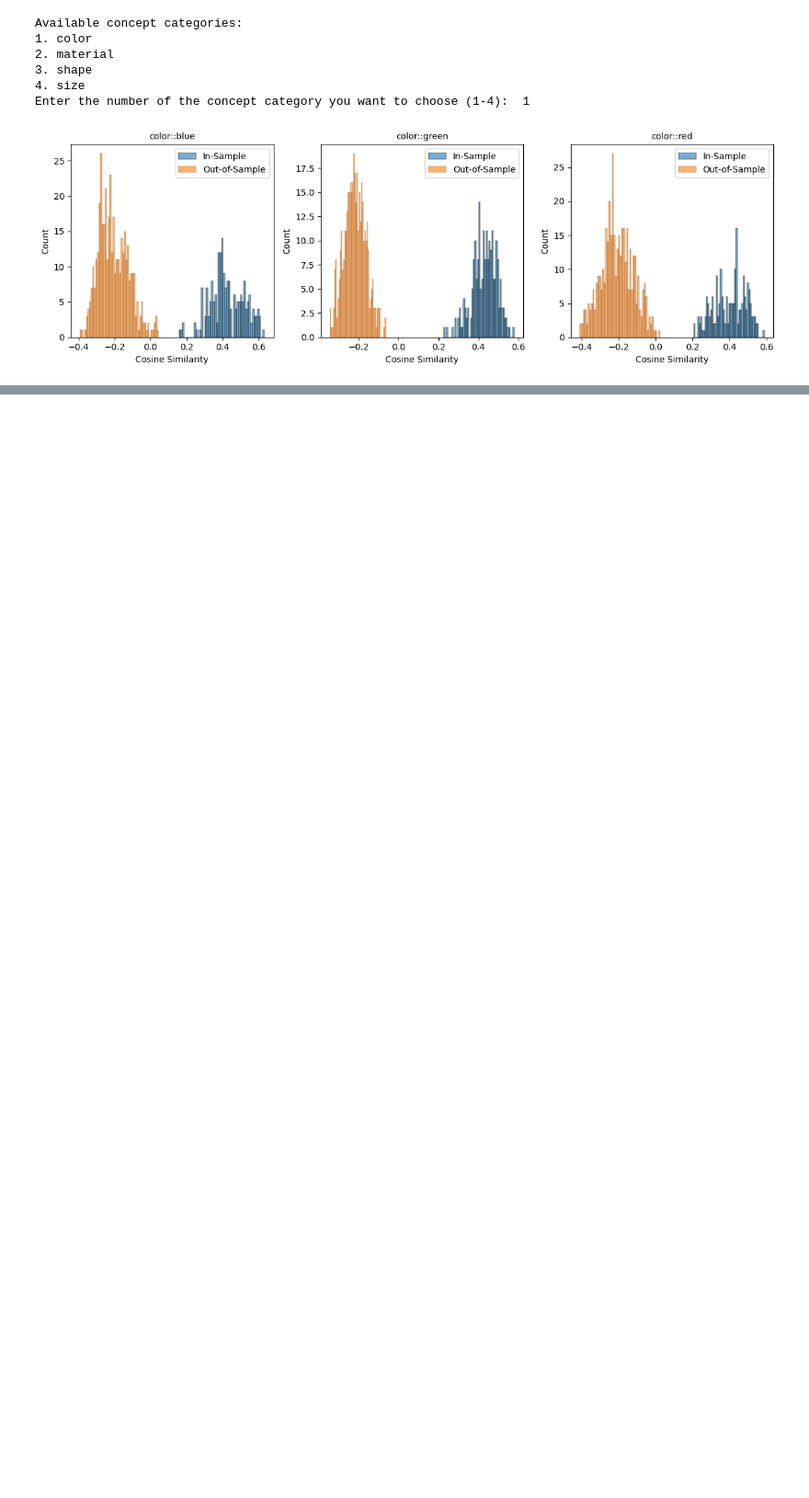
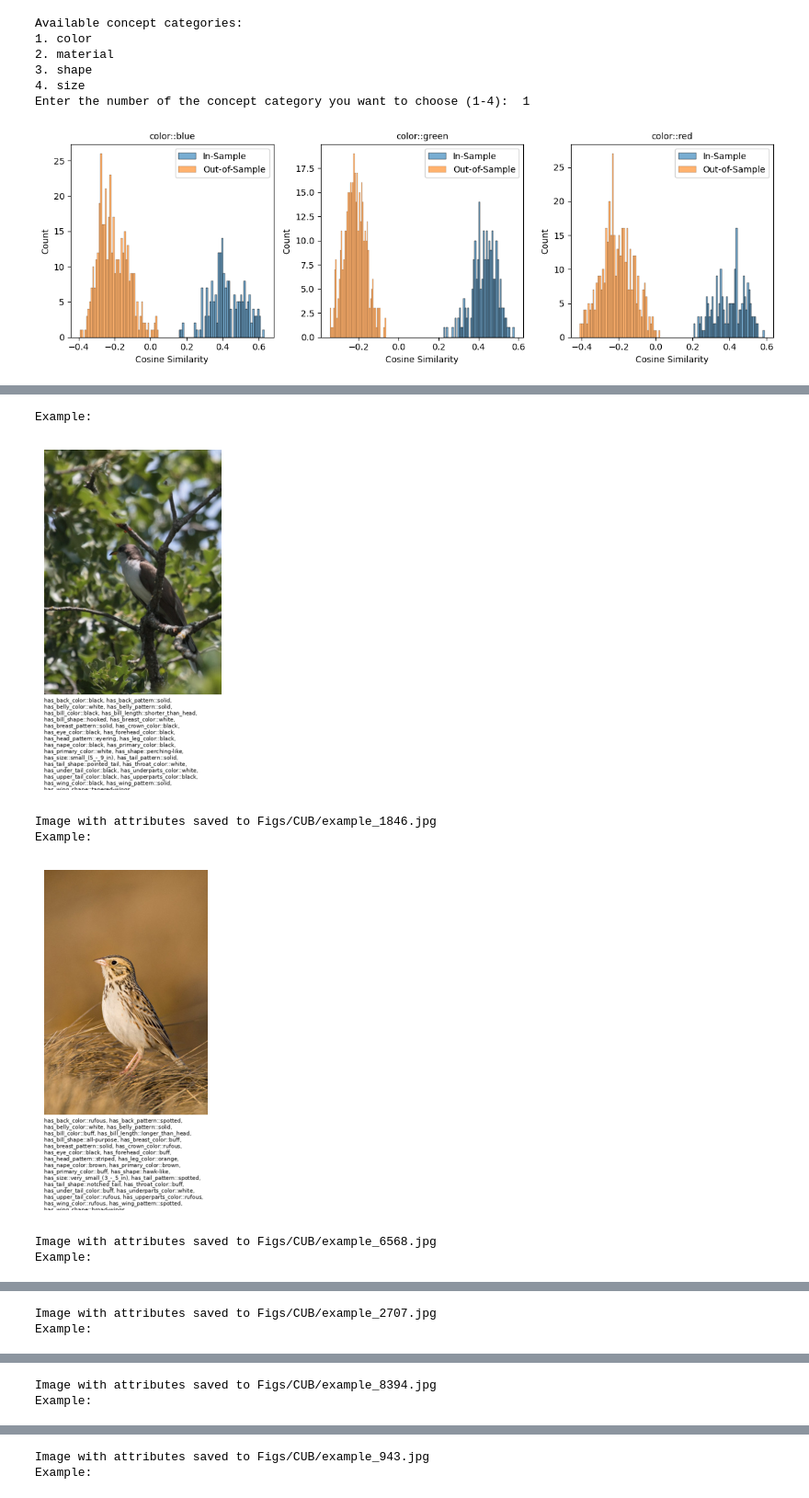
Before and after one commit to cassandra-goldberg/Calibrated_Concepts, a Jupyter notebook: Experiments/Compute-Concepts.ipynb, the cells around one changed output, grey strips where cells are left out. Shown at 92% size. Cells and saved outputs as stored; diff of their text form; code cells hidden in the pictures; blank space fills up the shorter version.

```diff
--- a/Experiments/Compute-Concepts.ipynb
+++ b/Experiments/Compute-Concepts.ipynb
@@ -488,0 +491,8 @@ Enter the number of the concept category you want to choose (1-4):  1
+# %%
+dataset_name = 'CUB'
+metadata = pd.read_csv(f'Data/{dataset_name}/metadata.csv')
+print(f"Number of data samples: {len(metadata)}")
+concept_cols = [col for col in metadata.columns if col not in ['image_path', 'class', 'split']]
+print(f"Number of distinct concepts: {len(concept_cols)}")
+concept_categories = set([col.split("::")[0] for col in concept_cols])
+print(f"Number of distinct concept categories: {len(concept_categories)}")
@@ -488,0 +505,63 @@ Enter the number of the concept category you want to choose (1-4):  1
+# %%
+font_path = "/usr/share/fonts/truetype/dejavu/DejaVuSans.ttf"  # Update with your font path if needed
+font = ImageFont.truetype(font_path, 11)
+
+for _ in range(10):
+    i = np.random.randint(len(metadata))
+    print("Example:")
+    info = metadata.iloc[i]
+    attributes = [attr for attr in info.index if ((attr not in ['image_path', 'class', 'split']) and (info.loc[attr] == 1))]
+
+    image_path = info.loc['image_path']
+    img = Image.open(f'Data/{dataset_name}/{image_path}')
+
+    # Create a new image with extra space at the bottom to accommodate the text
+    text_height = 13 # Adjust the height of the text area
+    new_img = Image.new('RGB', (img.width, img.height + text_height * 15), color=(255, 255, 255))  # Added extra space for multiple lines
+    new_img.paste(img, (0, 0))
+
+    draw = ImageDraw.Draw(new_img)
+    #font = ImageFont.load_default()
+
+    # Prepare the text string with attributes separated by commas
+    attribute_text = ', '.join(attributes)
+
+    # Wrap the text if it's too wide
+    max_width = img.width   # Keep some padding from the edge
+    words = attribute_text.split(', ')
+    lines = []
+    current_line = ""
+    for word in words:
+        test_line = f"{current_line}, {word}" if current_line else word
+        test_bbox = draw.textbbox((0, 0), test_line, font=font)
+        test_width = test_bbox[2] - test_bbox[0]
+        if test_width <= max_width:
+            current_line = test_line
+        else:
+            lines.append(current_line + ",")  # Add comma at the end of each line
+            current_line = word
+    lines.append(current_line)  # No comma at the end of the last line
+
+    # Draw the text on the new image, below the original image
+    y_offset = img.height + 5  # Start a little below the image
+    for line in lines:
+        draw.text((0, y_offset), line, font=font, fill="black")
+        y_offset += text_height  # Move down for the next line of text
+
+    # Show the image with the attributes underneath it
+    plt.imshow(new_img)
+    plt.axis('off')
+    plt.show()
+
+    # Save the new image with attributes underneath
+    output_image_path = f'Figs/{dataset_name}/example_{i}.jpg'
+    new_img.save(output_image_path, dpi=(500, 500))
+    print(f"Image with attributes saved to {output_image_path}")
+# %% [output]
+Example:
+[figure, added]
+Image with attributes saved to Figs/CUB/example_1846.jpg
+Example:
+[figure, added]
+Image with attributes saved to Figs/CUB/example_6568.jpg
+Example:
@@ -488,0 +569,2 @@ Enter the number of the concept category you want to choose (1-4):  1
+Image with attributes saved to Figs/CUB/example_2707.jpg
+Example:
@@ -488,0 +572,2 @@ Enter the number of the concept category you want to choose (1-4):  1
+Image with attributes saved to Figs/CUB/example_8394.jpg
+Example:
@@ -488,0 +575,2 @@ Enter the number of the concept category you want to choose (1-4):  1
+Image with attributes saved to Figs/CUB/example_943.jpg
+Example:
```
Also changed, not shown: parts of 7 cells of this notebook, 1 other file.
